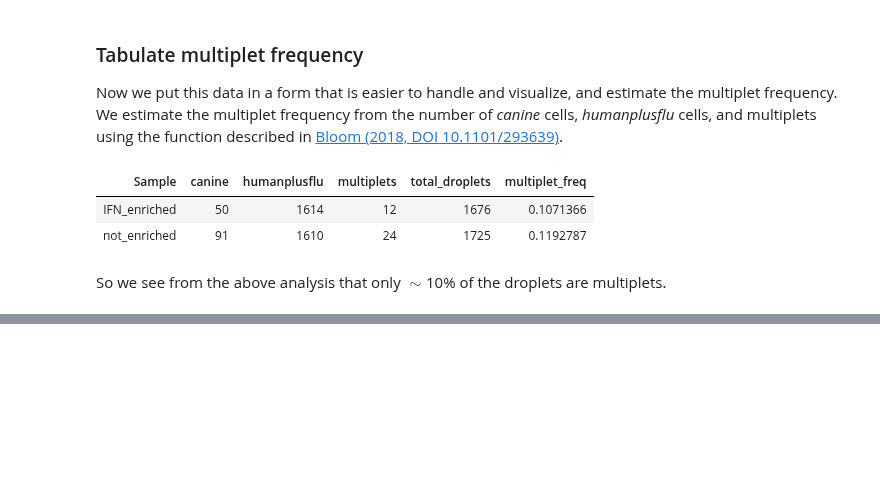
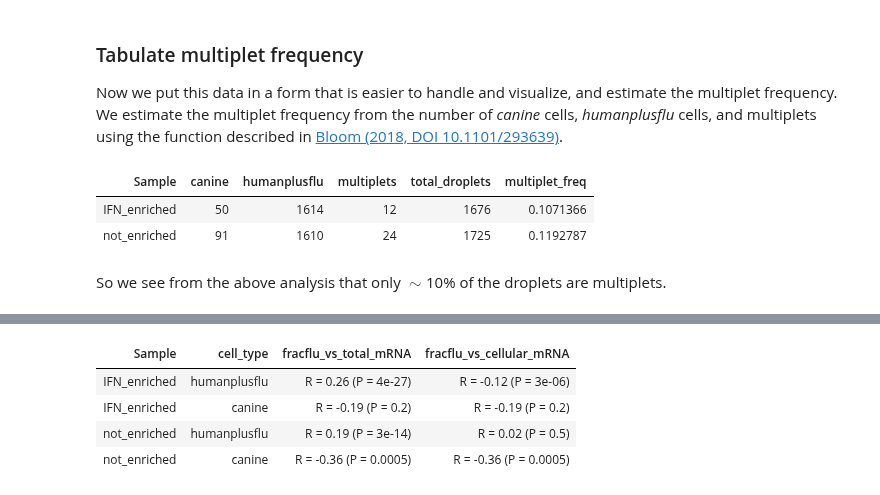
Before and after one commit to jbloomlab/IFNsorted_flu_single_cell, a Jupyter notebook: monocle_analysis.ipynb, the cells around one changed output, grey strips where cells are left out. Cells and saved outputs as stored; diff of their text form; code cells hidden in the pictures; blank space fills up the shorter version.

```diff
--- a/monocle_analysis.ipynb
+++ b/monocle_analysis.ipynb
@@ -429,0 +426,19 @@ mRNA_counts_data %>% filter(Sample == "IFN_enriched", cell_type == "canine")
+# %%
+# creates string of correlation (R and P-value)
+cor_string <- function (x1, x2) {
+  cor <- cor.test(x1, x2, method='pearson')
+  sprintf("R = %.2f (P = %.1g)", cor$estimate, cor$p.value)
+}
+
+mRNA_counts_data %>%
+  group_by(Sample, cell_type) %>%
+  summarize(fracflu_vs_total_mRNA=cor_string(
+              frac_mRNA_from_flu, total_mRNAs),
+            fracflu_vs_cellular_mRNA=cor_string(
+              frac_mRNA_from_flu, cell_mRNAs))
+# %% [output]
+| Sample | cell_type | fracflu_vs_total_mRNA | fracflu_vs_cellular_mRNA |
+| IFN_enriched | humanplusflu | R = 0.26 (P = 4e-27) | R = -0.12 (P = 3e-06) |
+| IFN_enriched | canine | R = -0.19 (P = 0.2) | R = -0.19 (P = 0.2) |
+| not_enriched | humanplusflu | R = 0.19 (P = 3e-14) | R = 0.02 (P = 0.5) |
+| not_enriched | canine | R = -0.36 (P = 0.0005) | R = -0.36 (P = 0.0005) |
```
Also changed, not shown: parts of 9 cells of this notebook, 1 other file.
